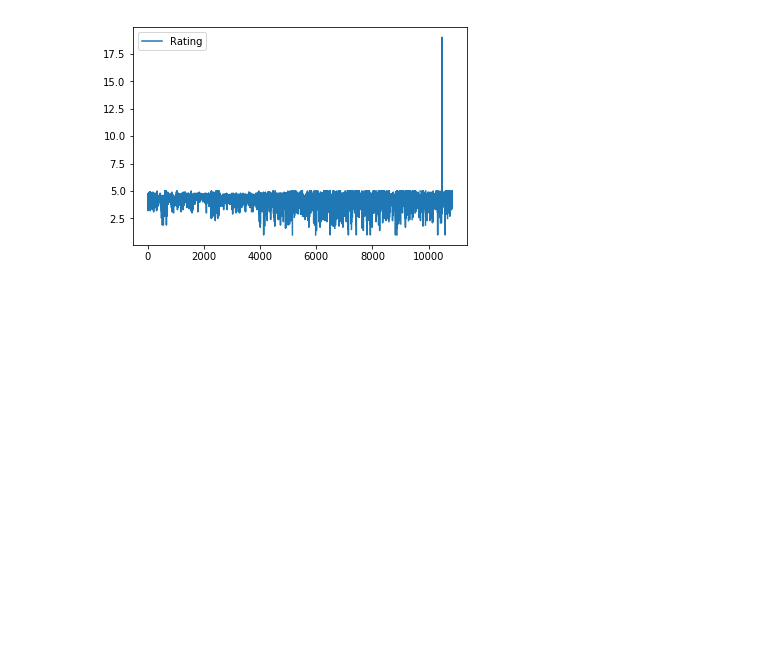
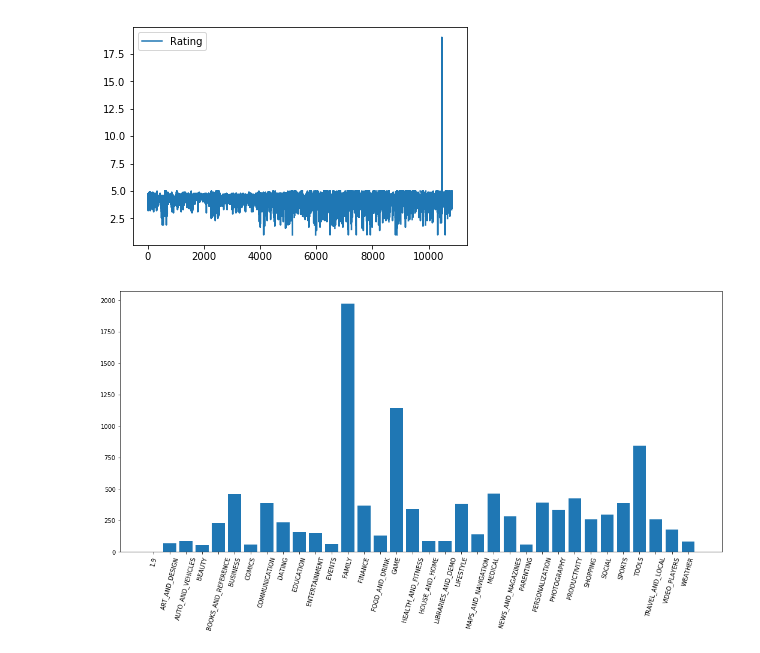
Before and after one commit to chrisann0295/DataExploration, a Jupyter notebook: DataAnalysis.ipynb, the cells around one changed output. Drawn from its saved outputs; the diff is of its cells as text; code cells hidden in the pictures; blank space fills up the shorter version.

Commit message:
bar of categories

```diff
--- a/DataAnalysis.ipynb
+++ b/DataAnalysis.ipynb
@@ -20,3 +21,22 @@ data.plot(y=2)
 # %% [output]
 <matplotlib.axes._subplots.AxesSubplot at 0x...>
 [figure]
+# %%
+def count_unique(col):
+    unique, counts = np.unique(col, return_counts=True)
+    return np.array(list(zip(unique, counts)), dtype=object)
+
+X = data.values
+
+def plot_bar(col):
+    categories = count_unique(col)
+
+    fig, ax = plt.subplots(figsize=(18,8))
+    y_pos = np.arange(len(categories[:, 0]))
+    plt.bar(y_pos, categories[:, 1])
+    plt.xticks(y_pos, categories[:, 0])
+    plt.xticks(rotation=75)
+
+plot_bar(X[:, 1])
+# %% [output]
+[figure, added]
```
Also changed, not shown: parts of 1 cell of this notebook.
